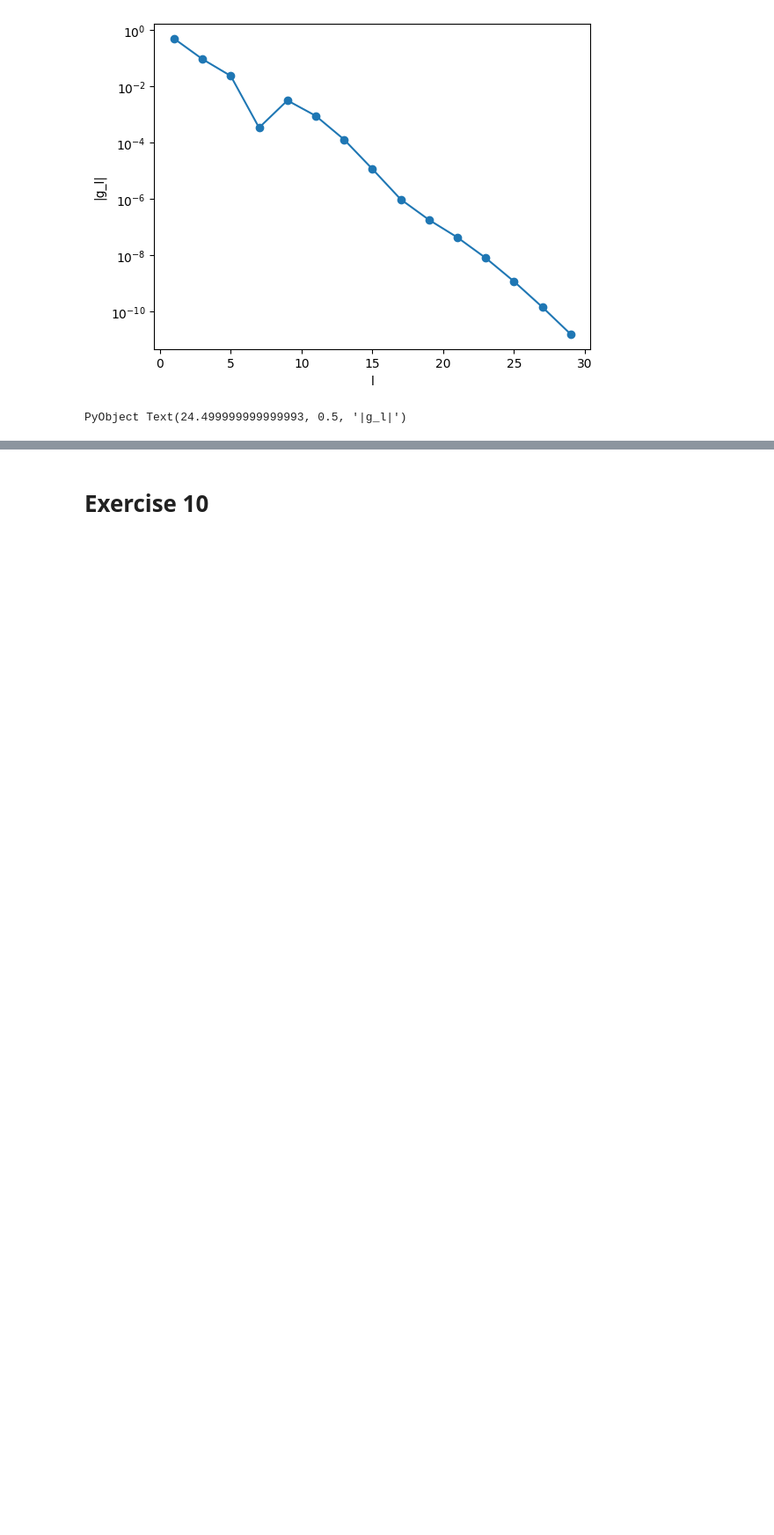
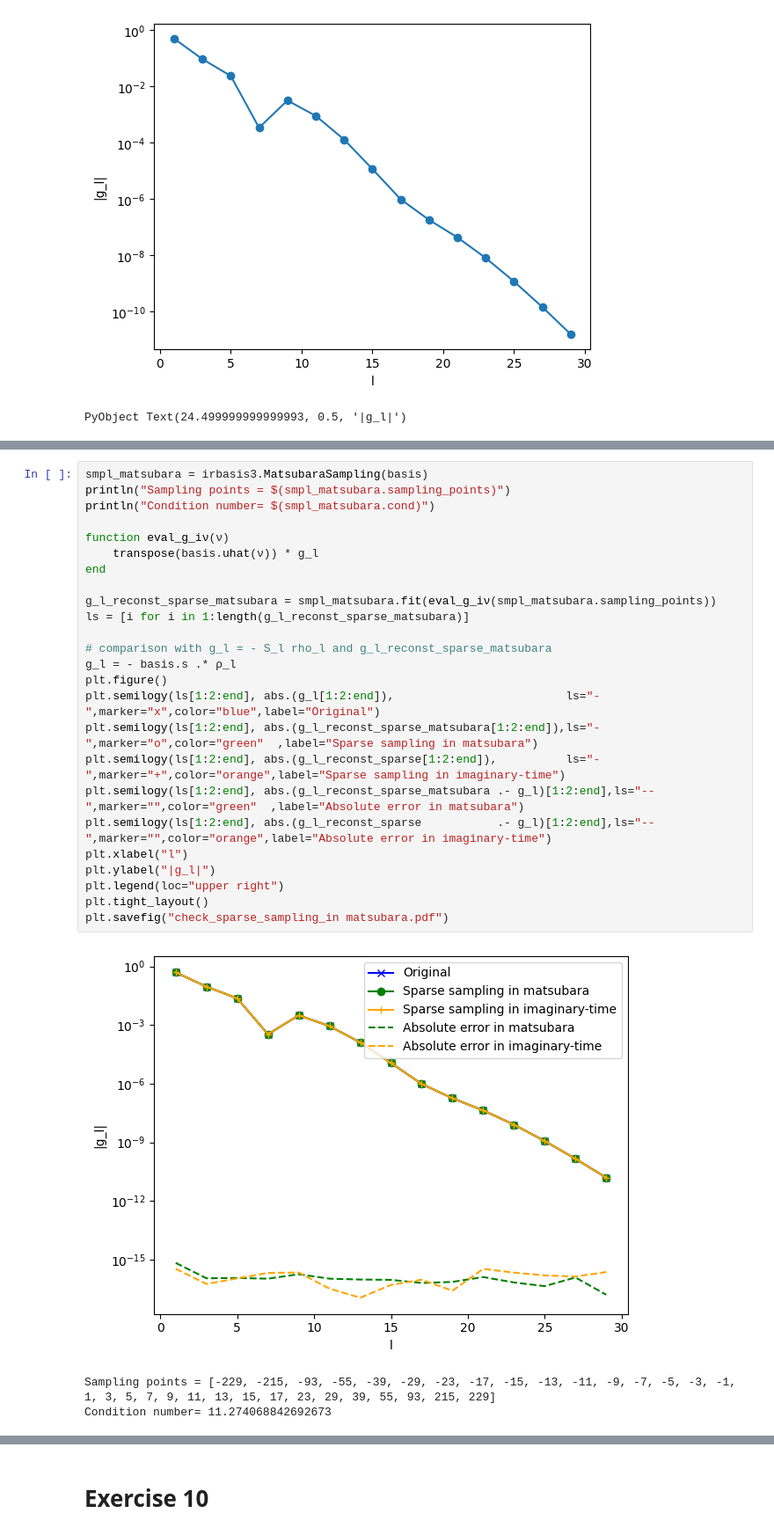
Before and after one commit to FumiyaKakizawa/saidai_compute_physics, a Jupyter notebook: compute_physics_exercise_1-10.ipynb, the cells around one changed output, grey strips where cells are left out. Shown at 88% size. Drawn from its saved outputs; the diff is of its cells as text; blank space fills up the shorter version.

```diff
--- a/compute_physics_exercise_1-10.ipynb
+++ b/compute_physics_exercise_1-10.ipynb
@@ -776,0 +856,29 @@ $$
+# %%
+smpl_matsubara = irbasis3.MatsubaraSampling(basis)
+println("Sampling points = $(smpl_matsubara.sampling_points)")
+println("Condition number= $(smpl_matsubara.cond)")
+
+function eval_g_iν(ν)
+    transpose(basis.uhat(ν)) * g_l
+end
+
+g_l_reconst_sparse_matsubara = smpl_matsubara.fit(eval_g_iν(smpl_matsubara.sampling_points))
+ls = [i for i in 1:length(g_l_reconst_sparse_matsubara)]
+
+# comparison with g_l = - S_l rho_l and g_l_reconst_sparse_matsubara
+g_l = - basis.s .* ρ_l
+plt.figure()
+plt.semilogy(ls[1:2:end], abs.(g_l[1:2:end]),                         ls="-",marker="x",color="blue",label="Original")
+plt.semilogy(ls[1:2:end], abs.(g_l_reconst_sparse_matsubara[1:2:end]),ls="-",marker="o",color="green"  ,label="Sparse sampling in matsubara")
+plt.semilogy(ls[1:2:end], abs.(g_l_reconst_sparse[1:2:end]),          ls="-",marker="+",color="orange",label="Sparse sampling in imaginary-time")
+plt.semilogy(ls[1:2:end], abs.(g_l_reconst_sparse_matsubara .- g_l)[1:2:end],ls="--",marker="",color="green"  ,label="Absolute error in matsubara")
+plt.semilogy(ls[1:2:end], abs.(g_l_reconst_sparse           .- g_l)[1:2:end],ls="--",marker="",color="orange",label="Absolute error in imaginary-time")
+plt.xlabel("l")
+plt.ylabel("|g_l|")
+plt.legend(loc="upper right")
+plt.tight_layout()
+plt.savefig("check_sparse_sampling_in matsubara.pdf")
+# %% [output]
+[figure, added]
+Sampling points = [-229, -215, -93, -55, -39, -29, -23, -17, -15, -13, -11, -9, -7, -5, -3, -1, 1, 3, 5, 7, 9, 11, 13, 15, 17, 23, 29, 39, 55, 93, 215, 229]
+Condition number= 11.274068842692673
```
Also changed, not shown: parts of 12 cells of this notebook, 40 other files.
